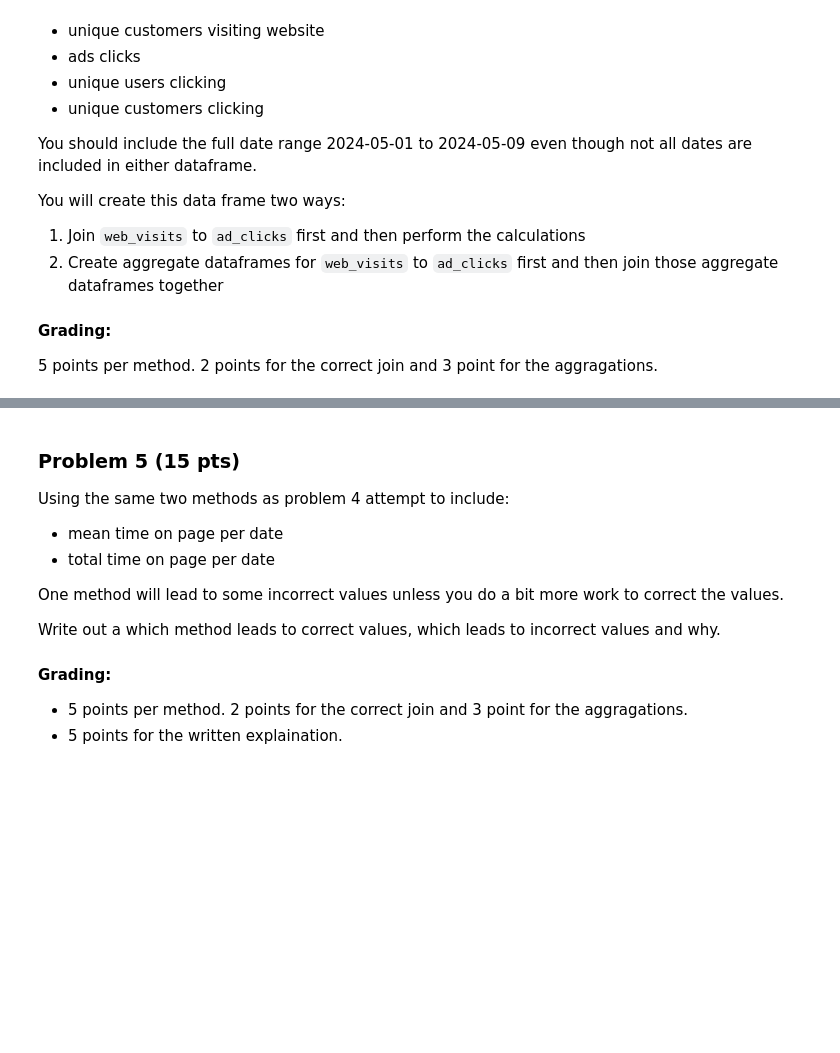
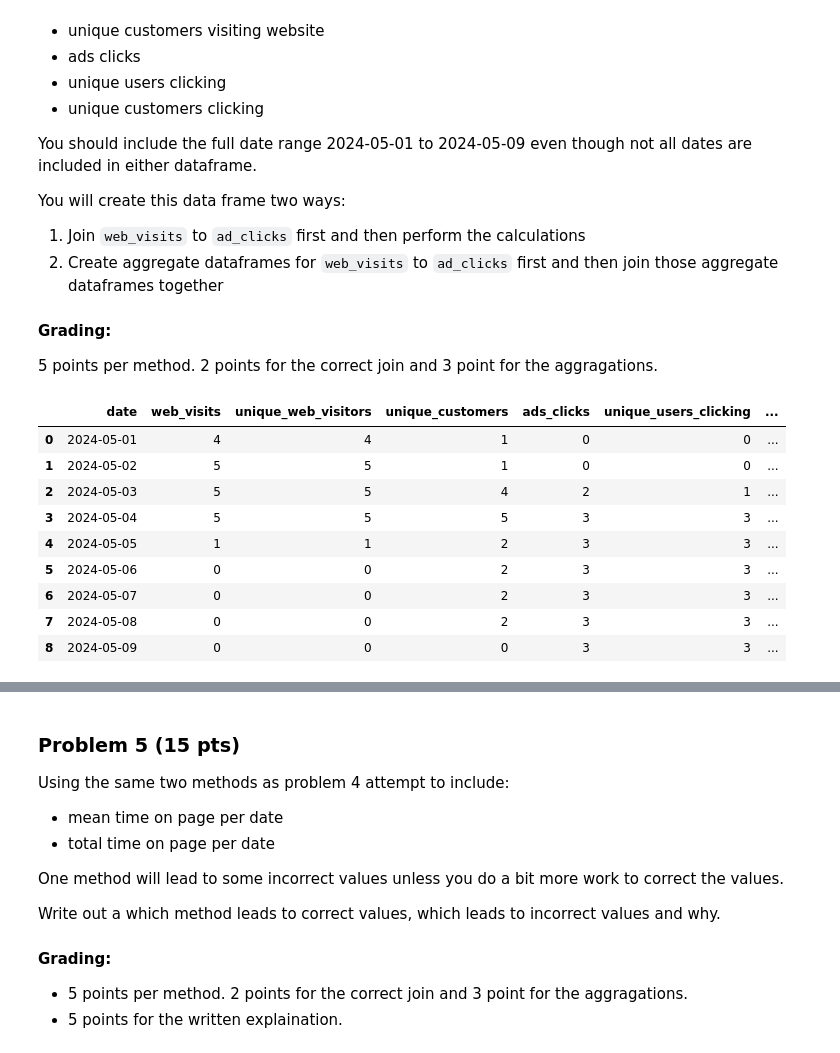
Before and after one commit to oi12bu/AD450, a Jupyter notebook: week_10_agg.ipynb, the cells around one changed output, grey strips where cells are left out. Drawn from its saved outputs; the diff is of its cells as text; code cells hidden in the pictures; blank space fills up the shorter version.

```diff
--- a/week_10_agg.ipynb
+++ b/week_10_agg.ipynb
@@ -276,3 +276,28 @@ You will create this data frame two ways:
 
 #### Grading:
 5 points per method. 2 points for the correct join and 3 point for the aggragations.
+# %%
+# 1: Join then calculate
+visits_and_clicks1 = pd.merge(web_visits, ad_clicks, on=['date', 'customer_id'], how='outer')
+visits_and_clicks1['clicking_customer_id'] = visits_and_clicks1['customer_id'].where(
+    visits_and_clicks1['click_id'].notna())
+
+visits_and_clicks1.groupby(['date'], as_index=False).agg(
+    web_visits=('interaction_id', 'count'),
+    unique_web_visitors=('visitor_id', 'nunique'),
+    unique_customers=('customer_id', 'nunique'),
+    ads_clicks=('click_id', 'count'),
+    unique_users_clicking=('external_user_id', 'nunique'),
+    unique_customers_clicking=('clicking_customer_id', 'nunique')
+)
+# %% [output]
+|  | date | web_visits | unique_web_visitors | unique_customers | ads_clicks | unique_users_clicking | ... |
+| 0 | 2024-05-01 | 4 | 4 | 1 | 0 | 0 | ... |
+| 1 | 2024-05-02 | 5 | 5 | 1 | 0 | 0 | ... |
+| 2 | 2024-05-03 | 5 | 5 | 4 | 2 | 1 | ... |
+| 3 | 2024-05-04 | 5 | 5 | 5 | 3 | 3 | ... |
+| 4 | 2024-05-05 | 1 | 1 | 2 | 3 | 3 | ... |
+| 5 | 2024-05-06 | 0 | 0 | 2 | 3 | 3 | ... |
+| 6 | 2024-05-07 | 0 | 0 | 2 | 3 | 3 | ... |
+| 7 | 2024-05-08 | 0 | 0 | 2 | 3 | 3 | ... |
+| 8 | 2024-05-09 | 0 | 0 | 0 | 3 | 3 | ... |
```
Also changed, not shown: parts of 1 cell of this notebook.
